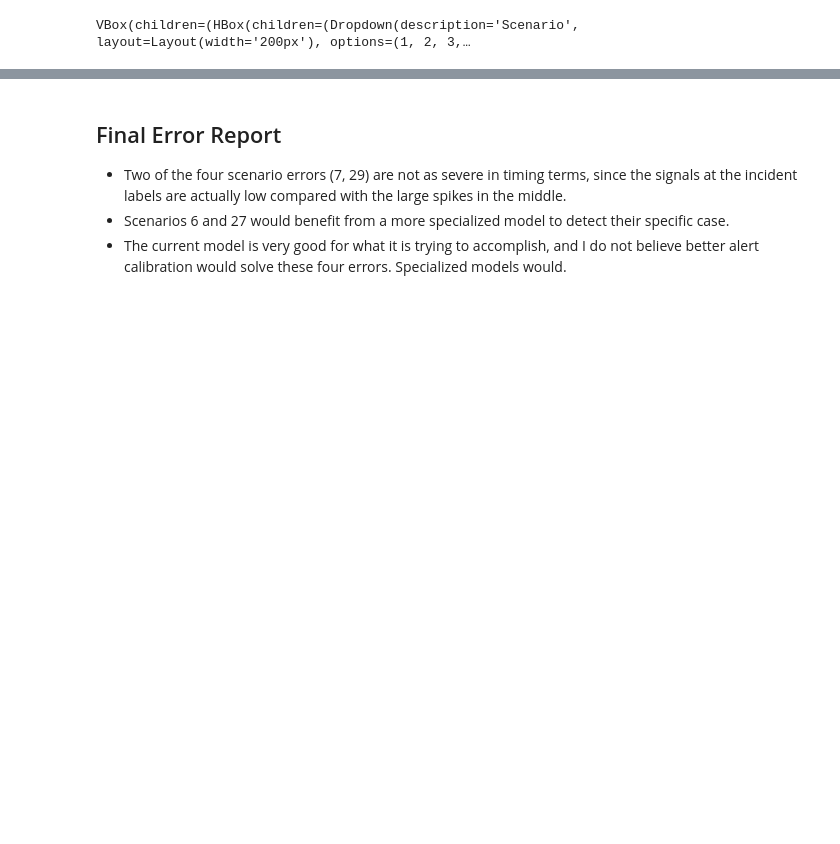
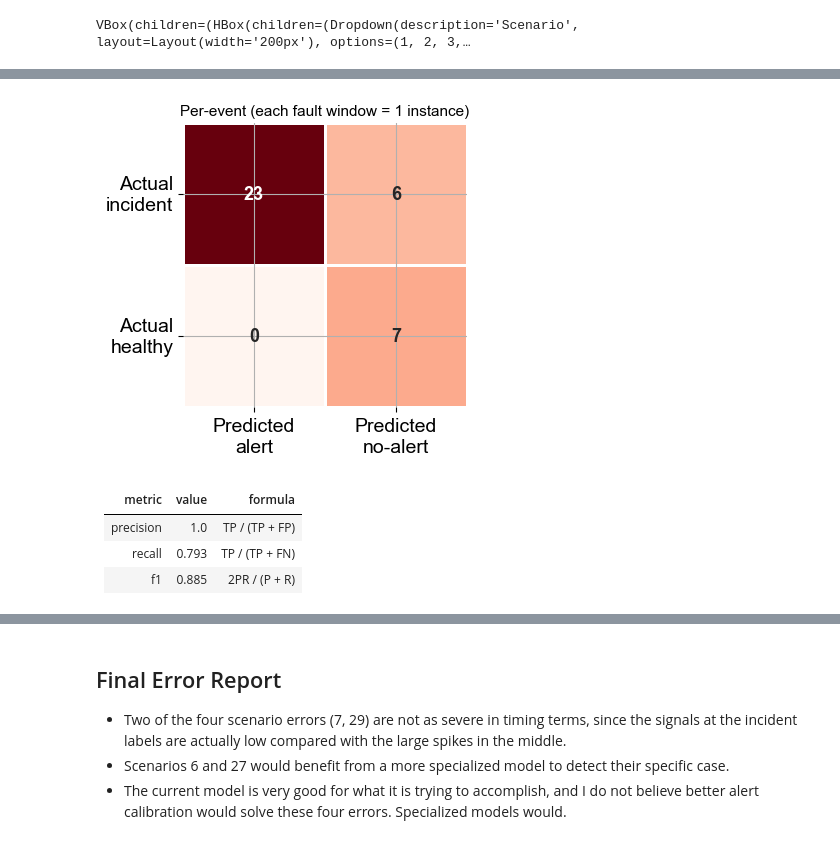
Before and after one commit to pirao/AnomalyDetection2026, a Jupyter notebook: notebooks/02_model_debugging.ipynb, the cells around one changed output, grey strips where cells are left out. Drawn from its saved outputs; the diff is of its cells as text; code cells hidden in the pictures; blank space fills up the shorter version.

```diff
--- a/notebooks/02_model_debugging.ipynb
+++ b/notebooks/02_model_debugging.ipynb
@@ -290,0 +263,13 @@ report["blocking_scenarios_df"]
+# %%
+fig, ax = plt.subplots(figsize=(5, 4))
+plot_confusion(ax, report["window_confusion_matrix_df"], "Per-event (each fault window = 1 instance)")
+plt.tight_layout()
+plt.show()
+md_table(report["window_metric_cards_df"])
+# %% [output]
+[figure, added]
+| metric | value | formula |
+| --- | --- | --- |
+| precision | 1.0 | TP / (TP + FP) |
+| recall | 0.793 | TP / (TP + FN) |
+| f1 | 0.885 | 2PR / (P + R) |
```
Also changed, not shown: parts of 29 cells of this notebook, 6 other files.
